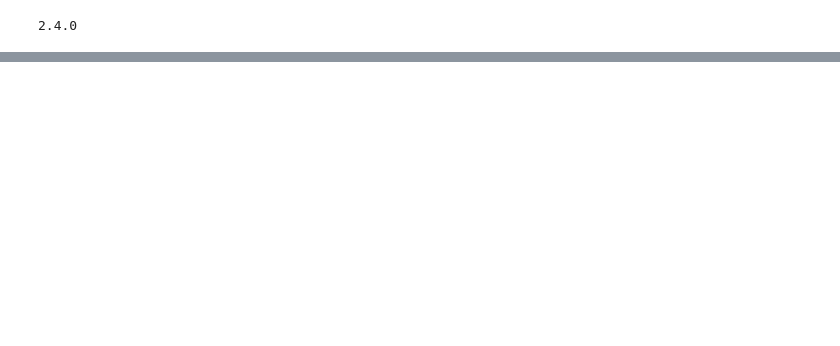
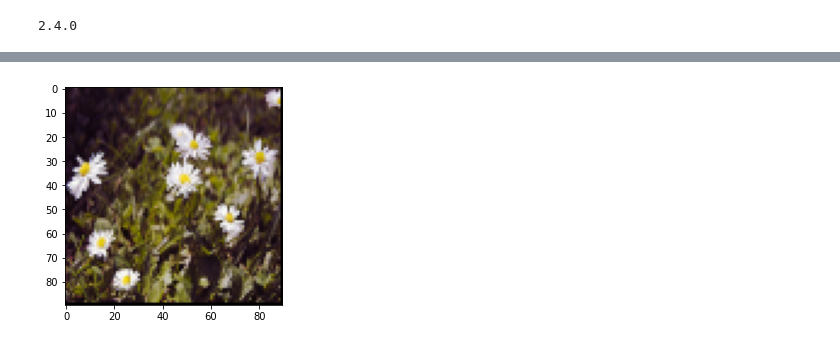
Before and after one commit to sayakpaul/Revisiting-Pooling-in-CNNs, a Jupyter notebook: SoftPool.ipynb, the cells around one changed output, grey strips where cells are left out. Drawn from its saved outputs; the diff is of its cells as text; code cells hidden in the pictures; blank space fills up the shorter version.

```diff
--- a/SoftPool.ipynb
+++ b/SoftPool.ipynb
@@ -75,0 +85,26 @@ testloader = (
+# %%
+# Reference:
+# https://towardsdatascience.com/building-convolutional-neural-network-using-numpy-from-scratch-b30aac50e50a
+def soft_pooling(feature_map, size=2, stride=2):
+    pool_out = np.zeros((int(np.ceil((feature_map.shape[0]-size+1)/stride)),
+                            int(np.ceil((feature_map.shape[1]-size+1)/stride)),
+                            feature_map.shape[-1]), dtype=np.float32)
+    for map_num in range(feature_map.shape[-1]):
+        r2 = 0
+        for r in np.arange(0,feature_map.shape[0]-size-1, stride):
+            c2 = 0
+            for c in np.arange(0, feature_map.shape[1]-size-1, stride):
+                activation_weights = softmax(feature_map[r:r+size, c:c+size, map_num])
+                pool_out[r2, c2, map_num] = np.sum(activation_weights * feature_map[r:r+size, c:c+size, map_num])
+                c2 = c2 + 1
+            r2 = r2 +1
+    return pool_out
+# %%
+# Apply the `soft_pooling` method on a single image
+batch_images, _ = next(iter(training_ds))
+single_image = batch_images.numpy()[0]
+pooled_output = soft_pooling(single_image/255.)
+plt.imshow(pooled_output)
+plt.show()
+# %% [output]
+[figure, added]
```
Also changed, not shown: parts of 37 cells of this notebook.
